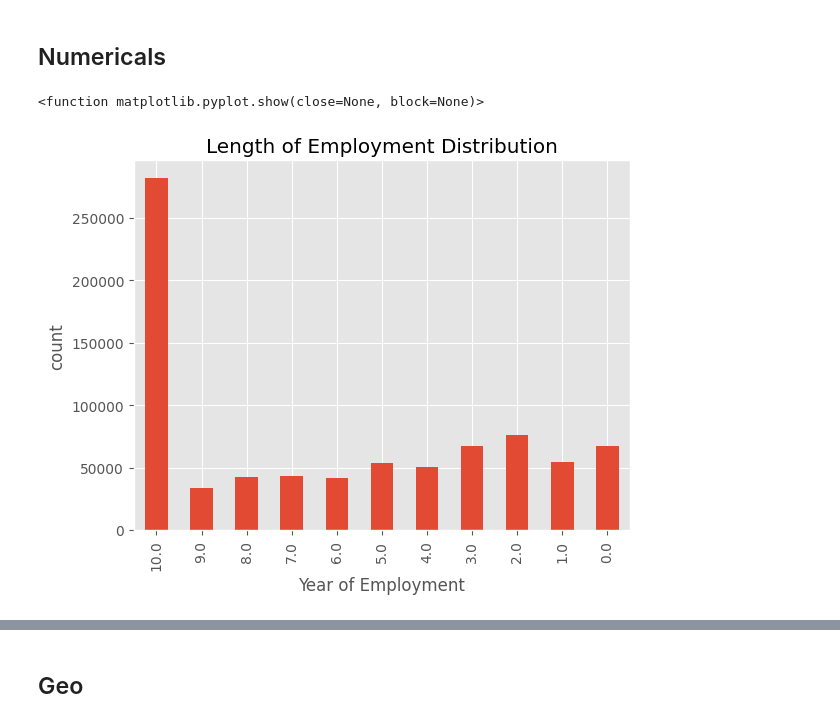
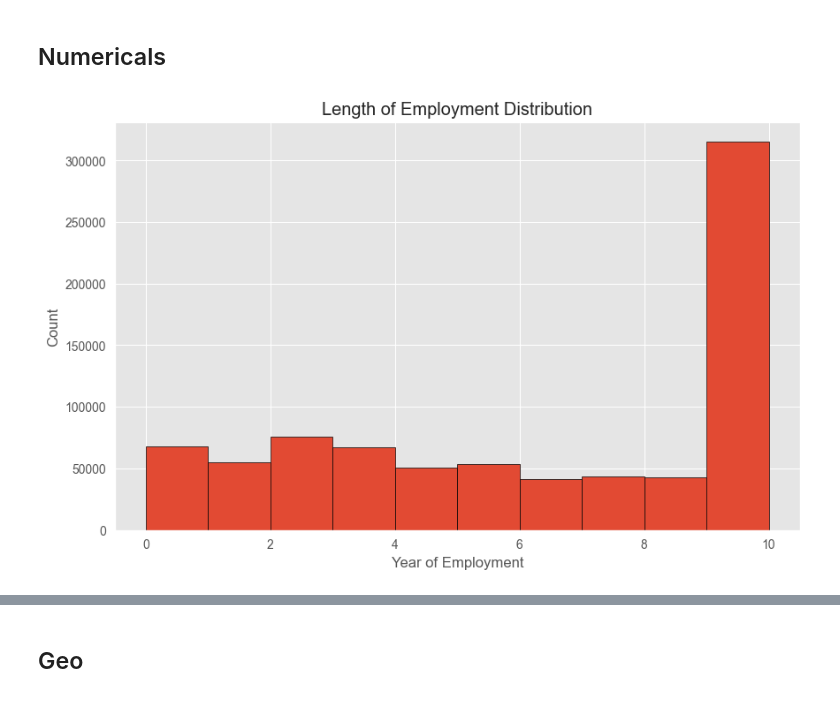
Before and after one commit to riza-satrio/final-project, a Jupyter notebook: Script 1.ipynb, the cells around one changed output, grey strips where cells are left out. Cells and saved outputs as stored; diff of their text form; code cells hidden in the pictures.

```diff
--- a/Script 1.ipynb
+++ b/Script 1.ipynb
@@ -127,13 +138,14 @@ df[nums].describe()
 # %% [markdown]
 ## Numericals
-# %%
-emp_dist = df['emp_length_nums'].value_counts().sort_index(ascending=False).plot(kind='bar', title='Length of Employment Distribution')
-emp_dist.set_xlabel('Year of Employment')
-emp_dist.set_ylabel('count')
-plt.show
-# %% [output]
-<function matplotlib.pyplot.show(close=None, block=None)>
-[figure, removed]
+# %%
+plt.figure(figsize=(10, 6))
+plt.hist(df['emp_length_nums'], bins=10, edgecolor='black')
+plt.title('Length of Employment Distribution')
+plt.xlabel('Year of Employment')
+plt.ylabel('Count')
+plt.show()
+# %% [output]
+[figure, added]
 # %%
 # Numericals Boxplot
 plt.figure(figsize=(15,5))
```
Also changed, not shown: parts of 14 cells of this notebook.
